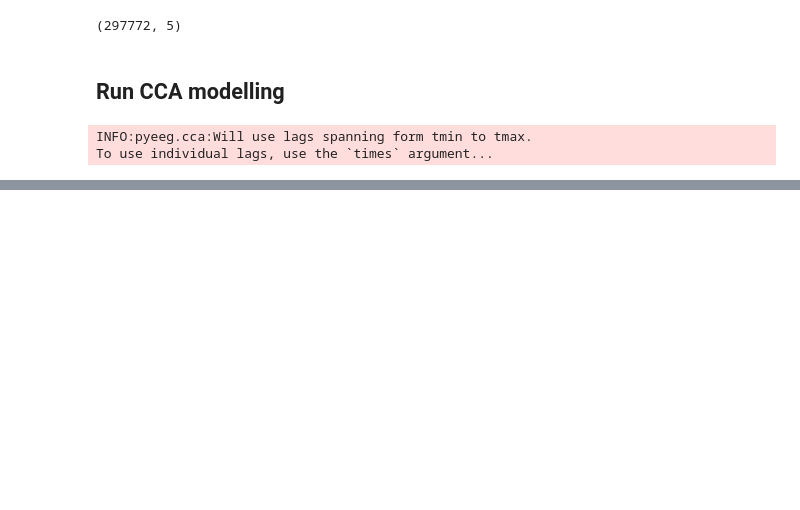
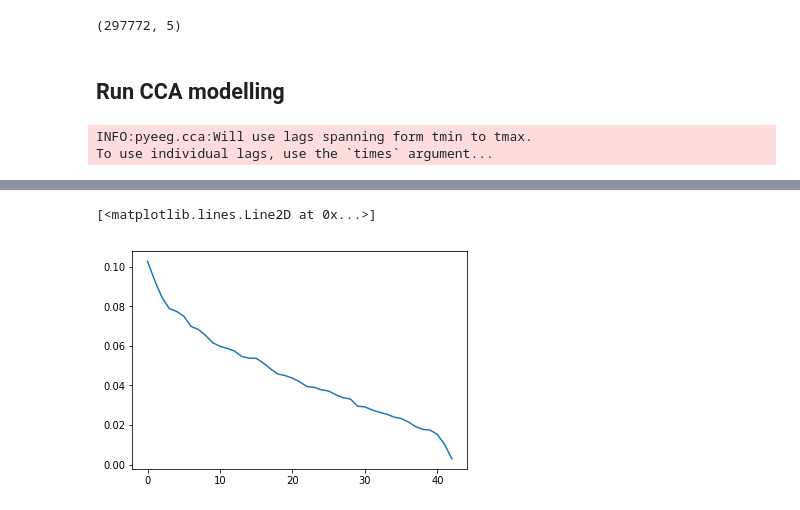
Before and after one commit to Hugo-W/pyEEG, a Jupyter notebook: docs/source/examples/CCA_wordvectors.ipynb, the cells around one changed output, grey strips where cells are left out. Cells and saved outputs as stored; diff of their text form; code cells hidden in the pictures; blank space fills up the shorter version.

```diff
--- a/docs/source/examples/CCA_wordvectors.ipynb
+++ b/docs/source/examples/CCA_wordvectors.ipynb
@@ -155,3 +146,8 @@ cca.coefStim_.shape
+# %%
+plt.plot(cca.score_)
+# %% [output]
+[<matplotlib.lines.Line2D at 0x...>]
+[figure, added]
 # %%
 # instead of n_lags the output is nlags x n_dim for the first dimension...
 test = cca.coefStim_.copy()
```
Also changed, not shown: parts of 9 cells of this notebook, 1 other file.
